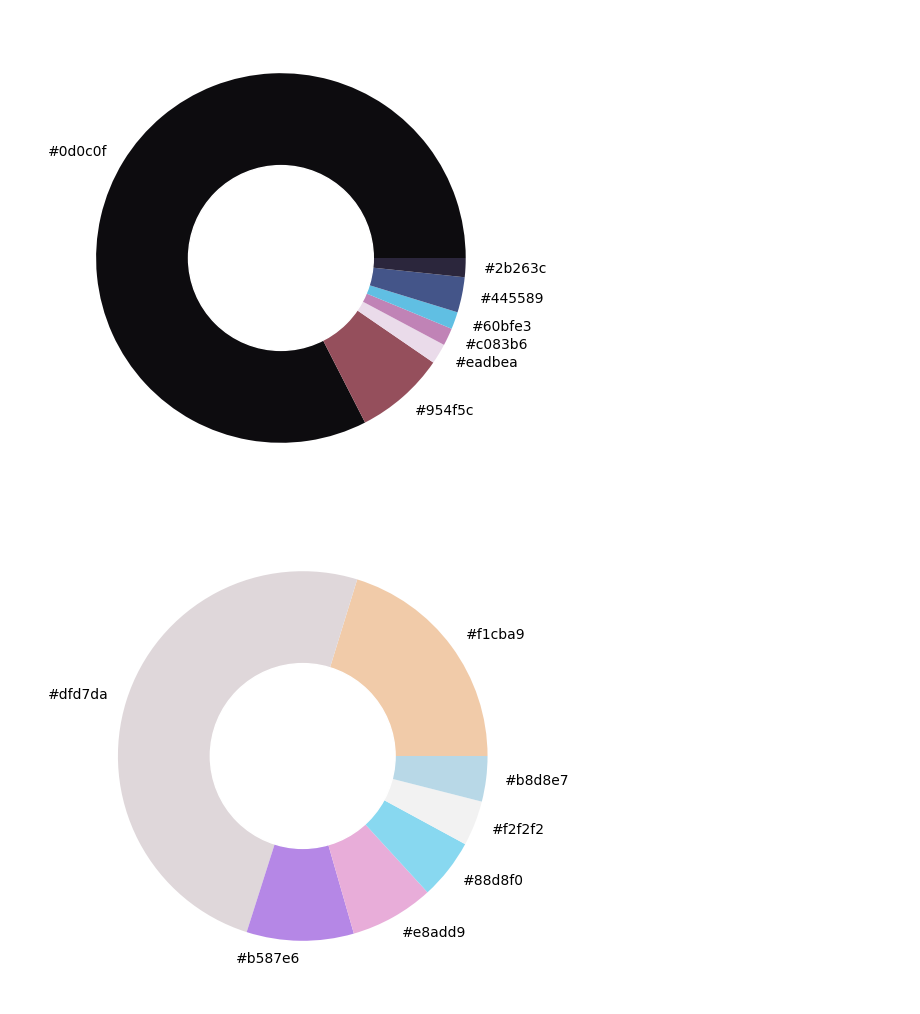
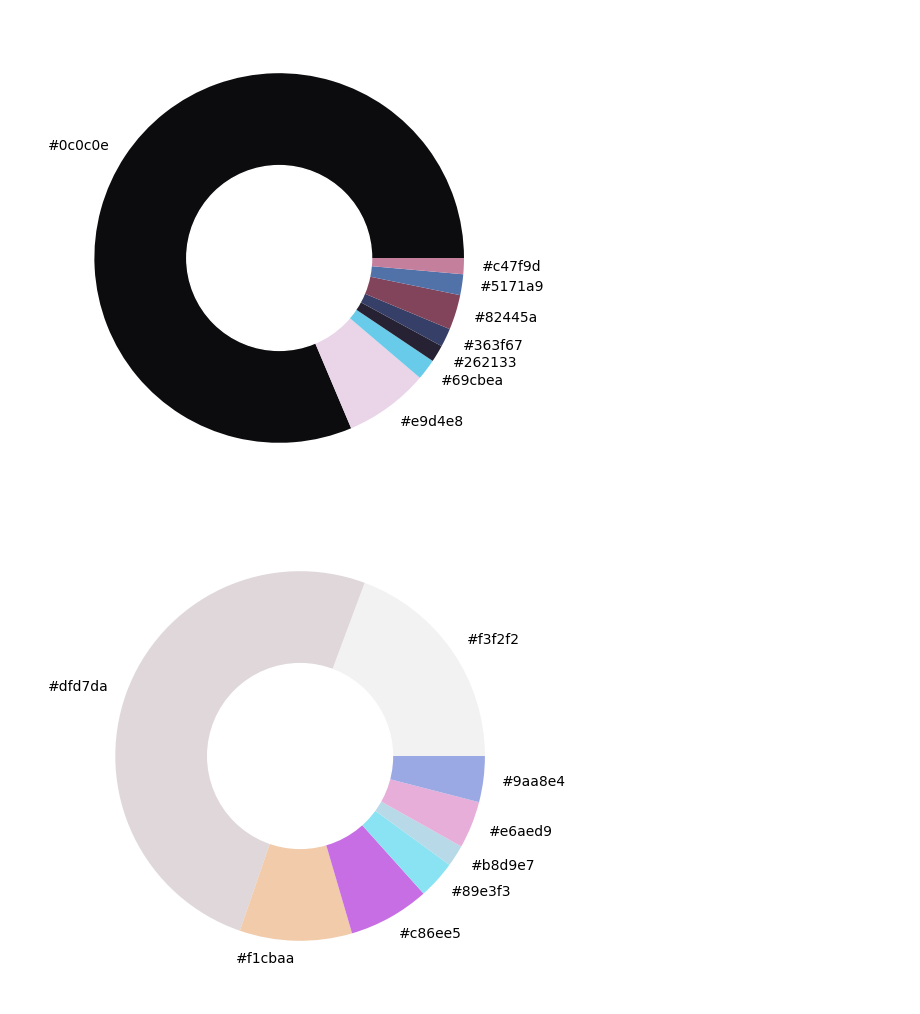
Before and after one commit to Viktorens/Portfolio_Website, a Jupyter notebook: js/imageColorPicker.ipynb, the cells around one changed output. Drawn from its saved outputs; the diff is of its cells as text; code cells hidden in the pictures.

```diff
--- a/js/imageColorPicker.ipynb
+++ b/js/imageColorPicker.ipynb
@@ -114,6 +114,6 @@ def get_colors(image, number_of_colors, show_chart, theme):
 
         return hex_colors, rgb_colors_hsvSorted, rgb_colors_luminositySorted, rgb_colors_stepSorted
 
-get_colors(get_image('../assets/img/backgroundImage-dark.webp'), 7, True, "dark")
-get_colors(get_image('../assets/img/backgroundImage-light.webp'), 7, True, "light")
+get_colors(get_image('../assets/img/backgroundImage-dark.webp'), 8, True, "dark")
+get_colors(get_image('../assets/img/backgroundImage-light.webp'), 8, True, "light")
 # %% [output]
@@ -137,2 +137,2 @@ get_colors(get_image('../assets/img/backgroundImage-light.webp'), 7, True, "ligh
-[figure, old version]
+[figure, new version]
-[figure, old version]
+[figure, new version]
```
Also changed, not shown: parts of 1 cell of this notebook, 35 other files.
